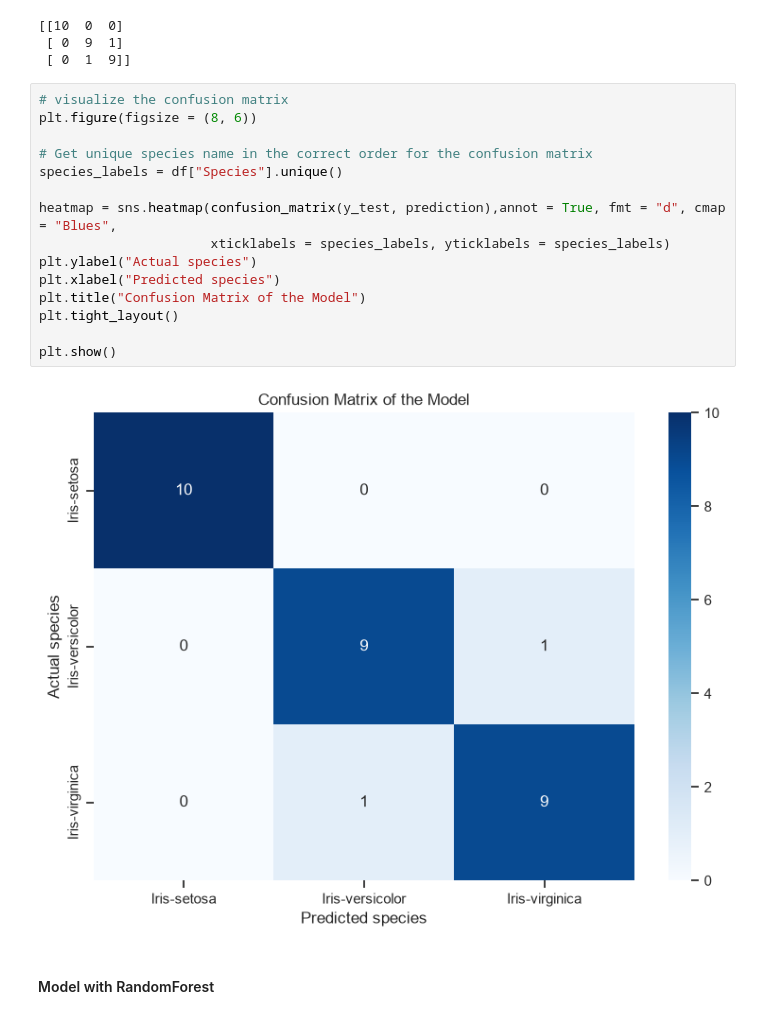
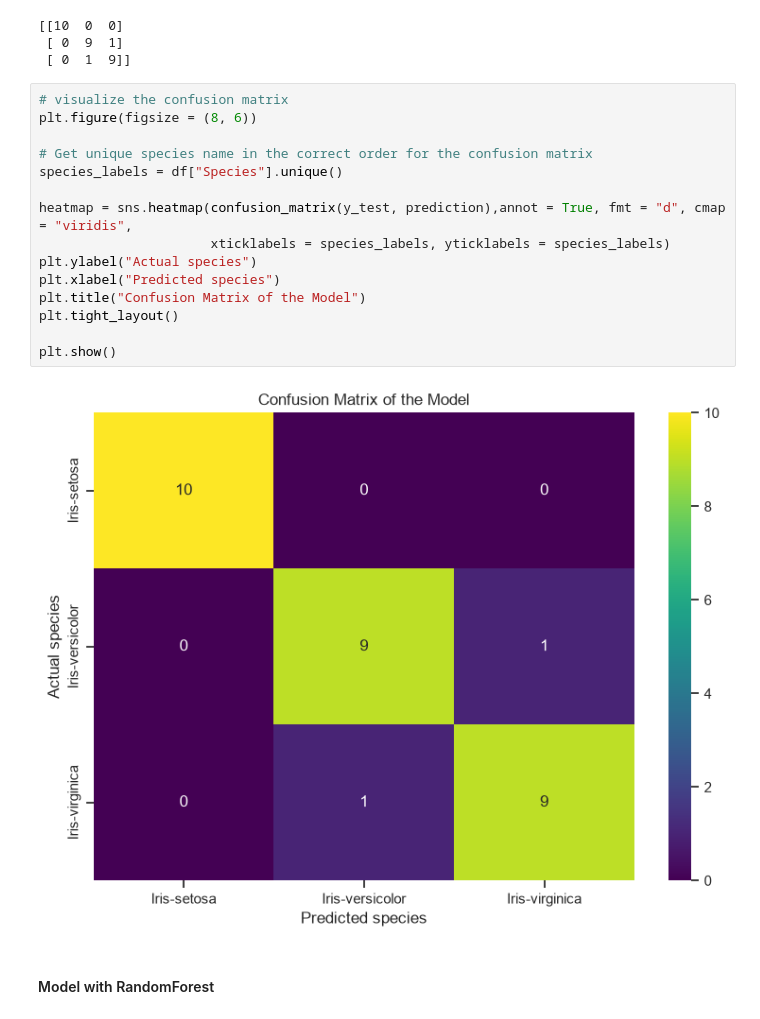
Before and after one commit to Wune04/Iris-Flower-Classification, a Jupyter notebook: Task_1.ipynb, the cells around one changed output. Drawn from its saved outputs; the diff is of its cells as text.

```diff
--- a/Task_1.ipynb
+++ b/Task_1.ipynb
@@ -287,20 +287,20 @@ print(confusion_matrix(y_test, prediction))
 # %%
 # visualize the confusion matrix
 plt.figure(figsize = (8, 6))
 
 # Get unique species name in the correct order for the confusion matrix
 species_labels = df["Species"].unique()
 
-heatmap = sns.heatmap(confusion_matrix(y_test, prediction),annot = True, fmt = "d", cmap = "Blues",
+heatmap = sns.heatmap(confusion_matrix(y_test, prediction),annot = True, fmt = "d", cmap = "viridis",
                       xticklabels = species_labels, yticklabels = species_labels)
 plt.ylabel("Actual species")
 plt.xlabel("Predicted species")
 plt.title("Confusion Matrix of the Model")
 plt.tight_layout()
 
 plt.show()
 # %% [output]
-[figure, old version]
+[figure, new version]
 # %% [markdown]
 #### Model with RandomForest
 # %%
```
Also changed, not shown: parts of 4 cells of this notebook.
